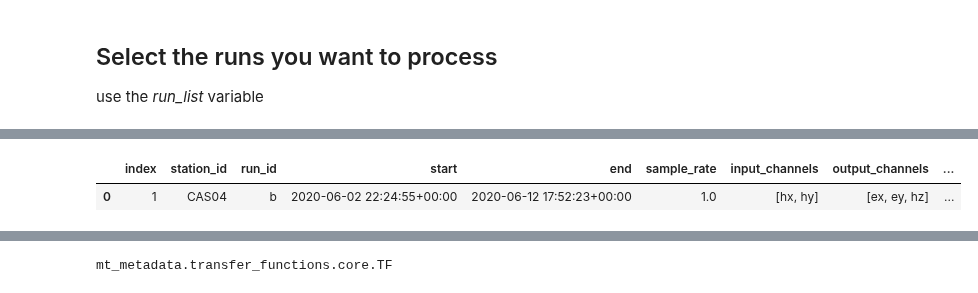
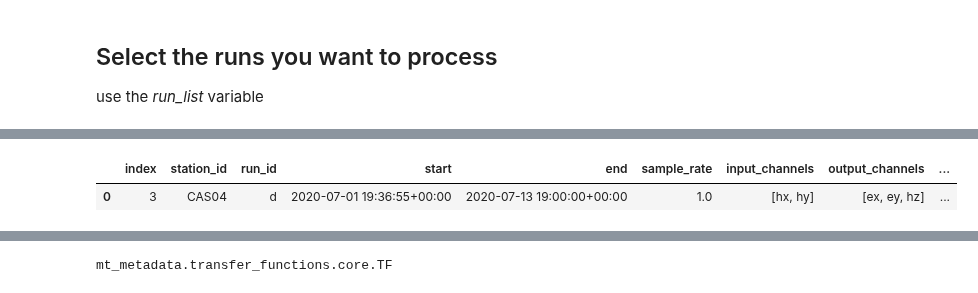
Before and after one commit to simpeg/aurora, a Jupyter notebook: docs/notebooks/operate_aurora.ipynb, the cells around one changed output, grey strips where cells are left out. Saved outputs shown, nothing was run; the diff lists cells and outputs as text; code cells hidden in the pictures.

```diff
--- a/docs/notebooks/operate_aurora.ipynb
+++ b/docs/notebooks/operate_aurora.ipynb
@@ -317,7 +317,7 @@ dataset_definition.df
 
 use the _run_list_ variable
 # %%
-run_list = ['b',]
+run_list = ['d',]
 new_df = dataset_definition.restrict_runs_by_station("CAS04", run_list, overwrite=True)
 print(new_df)
 dataset_definition.df
@@ -330,11 +330,11 @@ dataset_definition.df
 
                                channel_scale_factors  \
 0  {'ex': 1.0, 'ey': 1.0, 'hx': 1.0, 'hy': 1.0, '...
 
                                            mth5_path  remote
 0  /home/kkappler/software/irismt/aurora/docs/not...   False
 |  | index | station_id | run_id | start | end | sample_rate | input_channels | output_channels | ... |
-| 0 | 1 | CAS04 | b | 2020-06-02 22:24:55+00:00 | 2020-06-12 17:52:23+00:00 | 1.0 | [hx, hy] | [ex, ey, hz] | ... |
+| 0 | 3 | CAS04 | d | 2020-07-01 19:36:55+00:00 | 2020-07-13 19:00:00+00:00 | 1.0 | [hx, hy] | [ex, ey, hz] | ... |
 # %%
 show_plot = True
 tf_cls = process_mth5(config,
```
Also changed, not shown: parts of 12 cells of this notebook, 1 other file.
